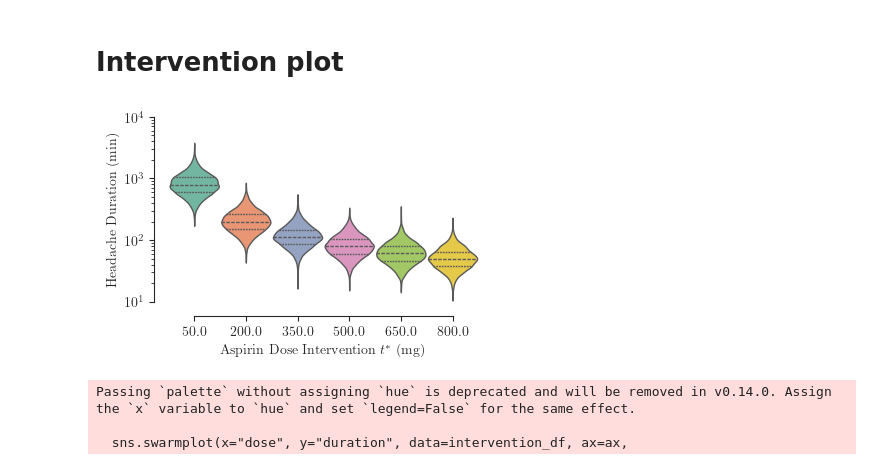
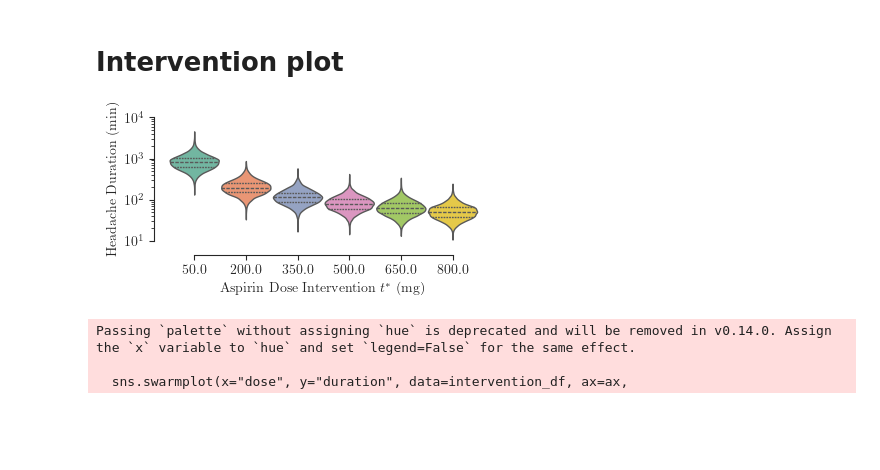
Before and after one commit to BrunoKM/causality-demo, a Jupyter notebook: notebooks/aspirin-icml-version.ipynb, the cells around one changed output. Saved outputs shown, nothing was run; the diff lists cells and outputs as text; code cells hidden in the pictures; blank space fills up the shorter version.

Commit message:
make figure even narrower

```diff
--- a/notebooks/aspirin-icml-version.ipynb
+++ b/notebooks/aspirin-icml-version.ipynb
@@ -286,17 +286,17 @@ for dose in intervention_doses:
 intervention_df = pd.DataFrame({'dose': np.concatenate(ts_list), 'duration': np.concatenate(ys_list)})
 # %%
 with sns.axes_style('ticks'):
-    fig, ax = plt.subplots(figsize=(fig_width, fig_width*0.6))
+    fig, ax = plt.subplots(figsize=(fig_width, fig_width*0.4))
     sns.violinplot(x="dose", y="duration", data=intervention_df, ax=ax,
                    palette=sns.color_palette('Set2'), hue="dose", density_norm='area', width=0.95, linewidth=1.0, inner='quartile', log_scale=True, legend=False)
     ax.set_ylim(10, 10000)
     sns.despine(offset=10, trim=True)
     ax.set_xlabel('Aspirin Dose Intervention $t^*$ (mg)')
     ax.set_ylabel('Headache Duration (min)')
 plt.savefig('../plots/aspirin-example-intervention.eps', bbox_inches='tight')
 plt.savefig('../plots/aspirin-example-intervention.pdf', bbox_inches='tight')
 # %% [output]
-[figure, old version]
+[figure, new version]
 # %%
 with sns.axes_style('ticks'):
     fig, ax = plt.subplots(figsize=(8, 4))
```
Also changed, not shown: parts of 1 cell of this notebook.
